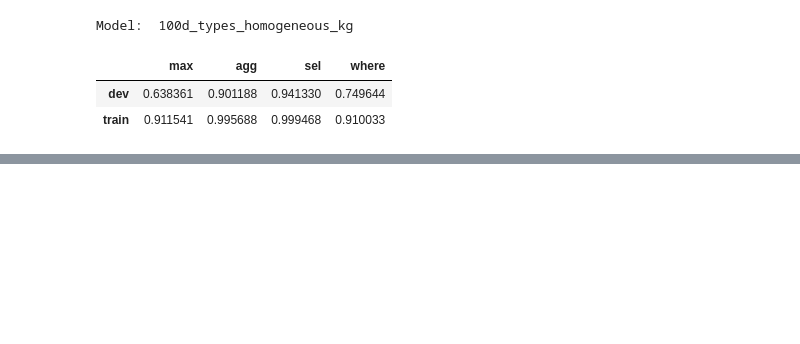
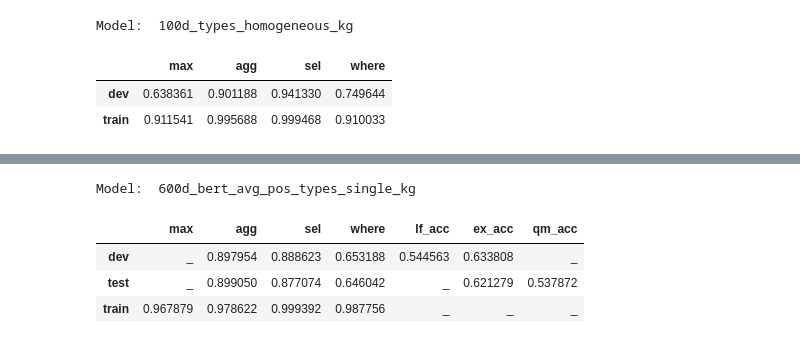
Before and after one commit to LukasMut/TypeSQL-plus-BERT, a Jupyter notebook: results.ipynb, the cells around one changed output, grey strips where cells are left out. Drawn from its saved outputs; the diff is of its cells as text; code cells hidden in the pictures; blank space fills up the shorter version.

```diff
--- a/results.ipynb
+++ b/results.ipynb
@@ -117,0 +136,8 @@ Model:  100d_types_homogeneous_kg
+# %%
+mk_dataframe(next(iter(results_train)), next(iter(results_test)))
+# %% [output]
+Model:  600d_bert_avg_pos_types_single_kg
+|  | max | agg | sel | where | lf_acc | ex_acc | qm_acc |
+| dev | _ | 0.897954 | 0.888623 | 0.653188 | 0.544563 | 0.633808 | _ |
+| test | _ | 0.899050 | 0.877074 | 0.646042 | _ | 0.621279 | 0.537872 |
+| train | 0.967879 | 0.978622 | 0.999392 | 0.987756 | _ | _ | _ |
```
Also changed, not shown: parts of 20 cells of this notebook, 1 other file.
